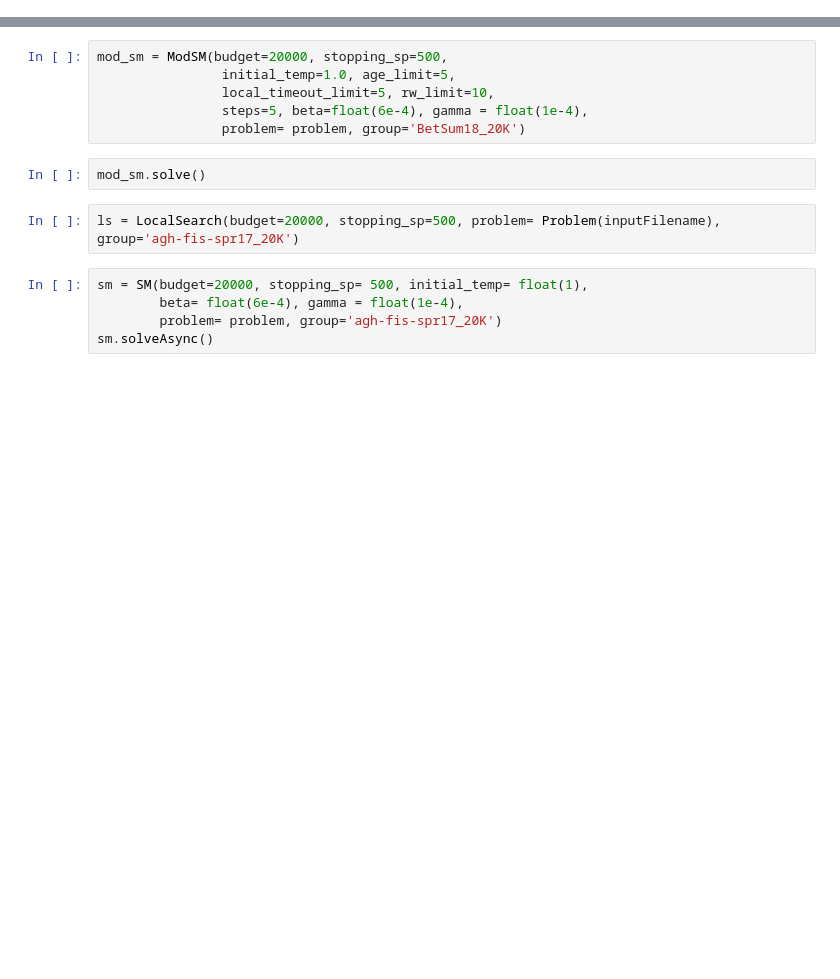
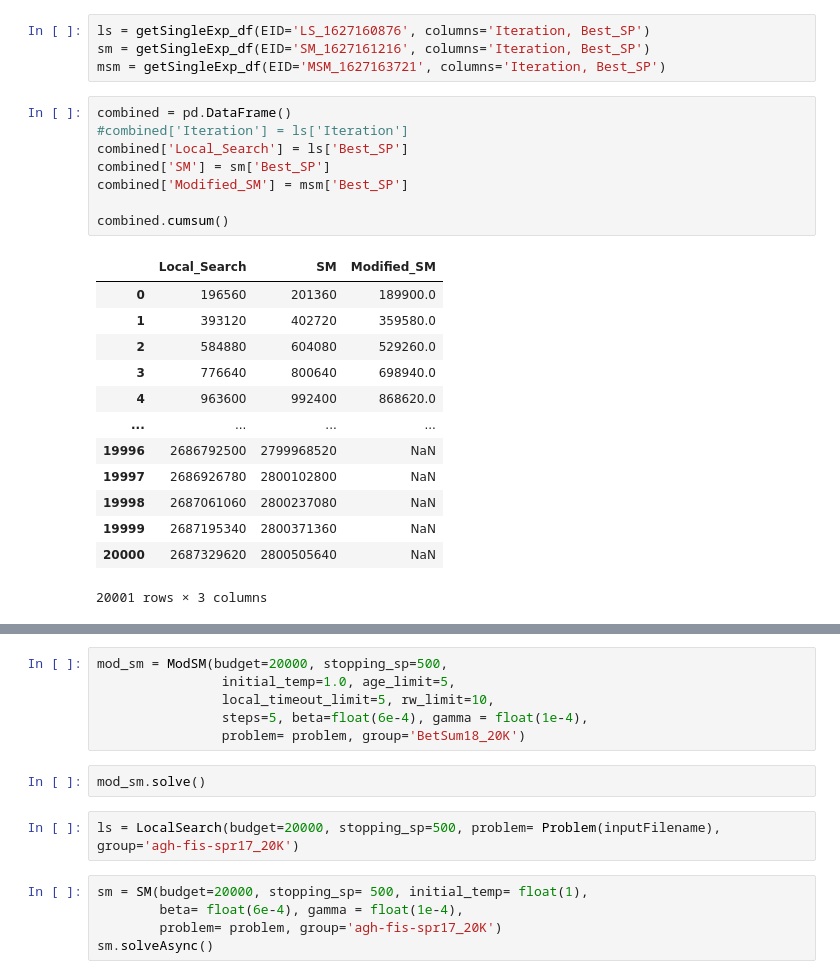
Before and after one commit to arun-baby/university-time-scheduling, a Jupyter notebook: Solver.ipynb, the cells around one changed output, grey strips where cells are left out. Saved outputs shown, nothing was run; the diff lists cells and outputs as text; blank space fills up the shorter version.

```diff
--- a/Solver.ipynb
+++ b/Solver.ipynb
@@ -20,0 +26,26 @@ problem = Problem(inputFilename)
+# %%
+ls = getSingleExp_df(EID='LS_1627160876', columns='Iteration, Best_SP')
+sm = getSingleExp_df(EID='SM_1627161216', columns='Iteration, Best_SP')
+msm = getSingleExp_df(EID='MSM_1627163721', columns='Iteration, Best_SP')
+# %%
+combined = pd.DataFrame()
+#combined['Iteration'] = ls['Iteration']
+combined['Local_Search'] = ls['Best_SP']
+combined['SM'] = sm['Best_SP']
+combined['Modified_SM'] = msm['Best_SP']
+
+combined.cumsum()
+# %% [output]
+|  | Local_Search | SM | Modified_SM |
+| 0 | 196560 | 201360 | 189900.0 |
+| 1 | 393120 | 402720 | 359580.0 |
+| 2 | 584880 | 604080 | 529260.0 |
+| 3 | 776640 | 800640 | 698940.0 |
+| 4 | 963600 | 992400 | 868620.0 |
+| ... | ... | ... | ... |
+| 19996 | 2686792500 | 2799968520 | NaN |
+| 19997 | 2686926780 | 2800102800 | NaN |
+| 19998 | 2687061060 | 2800237080 | NaN |
+| 19999 | 2687195340 | 2800371360 | NaN |
+| 20000 | 2687329620 | 2800505640 | NaN |
+20001 rows × 3 columns
```
Also changed, not shown: parts of 11 cells of this notebook, 7 other files.
